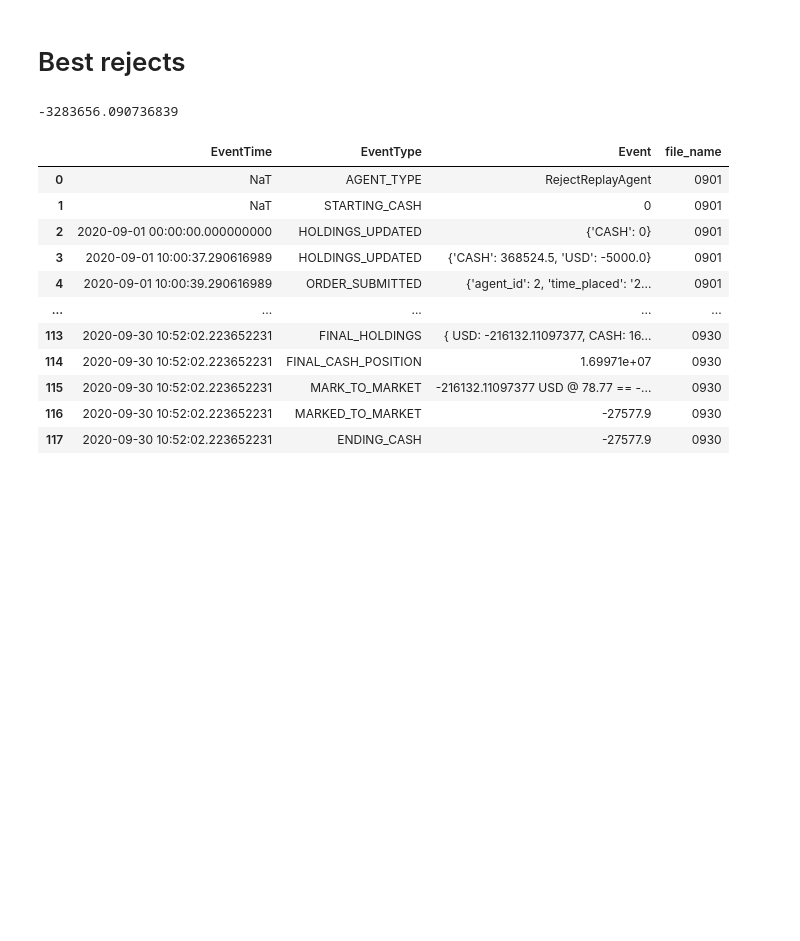
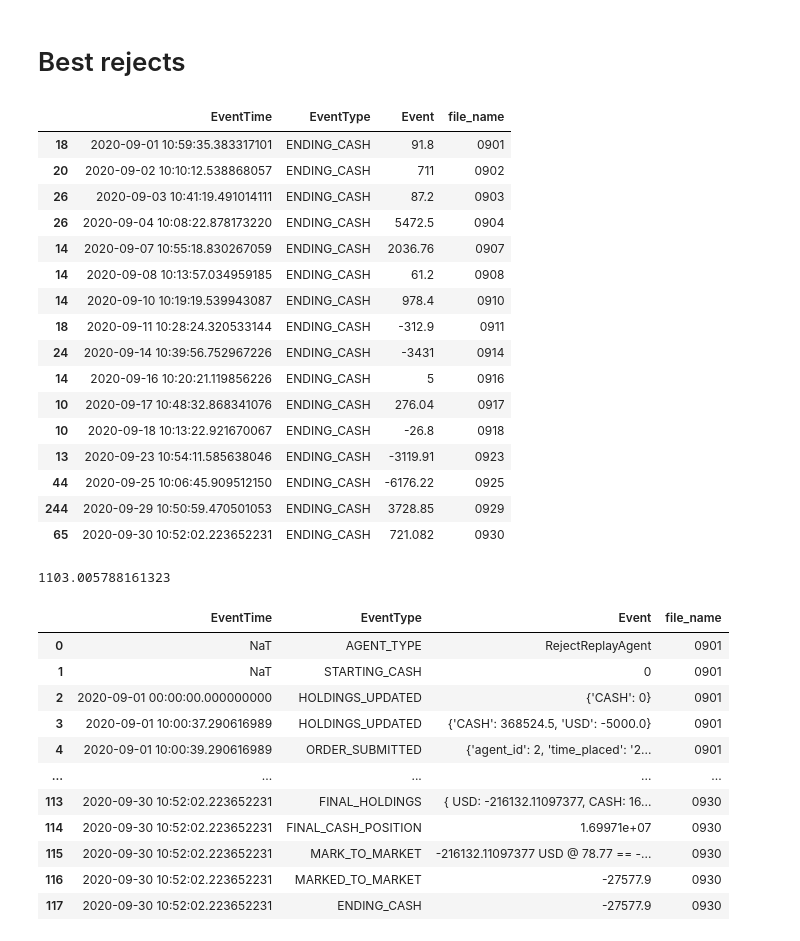
Before and after one commit to zebrabug/abides, a Jupyter notebook: USD_data_replay.ipynb, the cells around one changed output. Drawn from its saved outputs; the diff is of its cells as text; code cells hidden in the pictures; blank space fills up the shorter version.

```diff
--- a/USD_data_replay.ipynb
+++ b/USD_data_replay.ipynb
@@ -51,7 +51,9 @@ mom.head(15)
 # Best rejects
 # %%
 from pathlib import Path
-LOGS = Path('/Users/a16643222/Documents/abides_zbg/log/USD_09_replay/')
+
+#LOGS = Path('/Users/a16643222/Documents/abides_zbg/log/USD_09_replay/')
+LOGS = Path('/Users/a16643222/Documents/abides_zbg/log/USD_09_replay_good_morning_10k/')
 files = sorted([i for i in LOGS.glob('REJECT_REPLAY_AGENT_2_09*')])
 df_list = []
 for p in files:
@@ -60,7 +62,29 @@ for p in files:
     rej['file_name'] = str(p)[-8:-4]
     df_list.append(rej)
 rej_list = pd.concat(df_list, axis = 0)
+# %%
+rej_list[(rej_list.EventType == 'ENDING_CASH') & \
+         (rej_list.file_name.apply(lambda x: x not in ['0915', '0928', '0909']))]
+# %% [output]
+|  | EventTime | EventType | Event | file_name |
+| 18 | 2020-09-01 10:59:35.383317101 | ENDING_CASH | 91.8 | 0901 |
+| 20 | 2020-09-02 10:10:12.538868057 | ENDING_CASH | 711 | 0902 |
+| 26 | 2020-09-03 10:41:19.491014111 | ENDING_CASH | 87.2 | 0903 |
+| 26 | 2020-09-04 10:08:22.878173220 | ENDING_CASH | 5472.5 | 0904 |
+| 14 | 2020-09-07 10:55:18.830267059 | ENDING_CASH | 2036.76 | 0907 |
+| 14 | 2020-09-08 10:13:57.034959185 | ENDING_CASH | 61.2 | 0908 |
+| 14 | 2020-09-10 10:19:19.539943087 | ENDING_CASH | 978.4 | 0910 |
+| 18 | 2020-09-11 10:28:24.320533144 | ENDING_CASH | -312.9 | 0911 |
+| 24 | 2020-09-14 10:39:56.752967226 | ENDING_CASH | -3431 | 0914 |
+| 14 | 2020-09-16 10:20:21.119856226 | ENDING_CASH | 5 | 0916 |
+| 10 | 2020-09-17 10:48:32.868341076 | ENDING_CASH | 276.04 | 0917 |
+| 10 | 2020-09-18 10:13:22.921670067 | ENDING_CASH | -26.8 | 0918 |
+| 13 | 2020-09-23 10:54:11.585638046 | ENDING_CASH | -3119.91 | 0923 |
+| 44 | 2020-09-25 10:06:45.909512150 | ENDING_CASH | -6176.22 | 0925 |
+| 244 | 2020-09-29 10:50:59.470501053 | ENDING_CASH | 3728.85 | 0929 |
+| 65 | 2020-09-30 10:52:02.223652231 | ENDING_CASH | 721.082 | 0930 |
 # %%
-rej_list[rej_list.EventType == 'ENDING_CASH'].Event.sum()
+rej_list[(rej_list.EventType == 'ENDING_CASH') & \
+         (rej_list.file_name.apply(lambda x: x not in ['0915', '0928', '0909']))].Event.sum()
 # %% [output]
--3283656.090736839
+1103.005788161323
```
Also changed, not shown: parts of 1 cell of this notebook, 4 other files.
